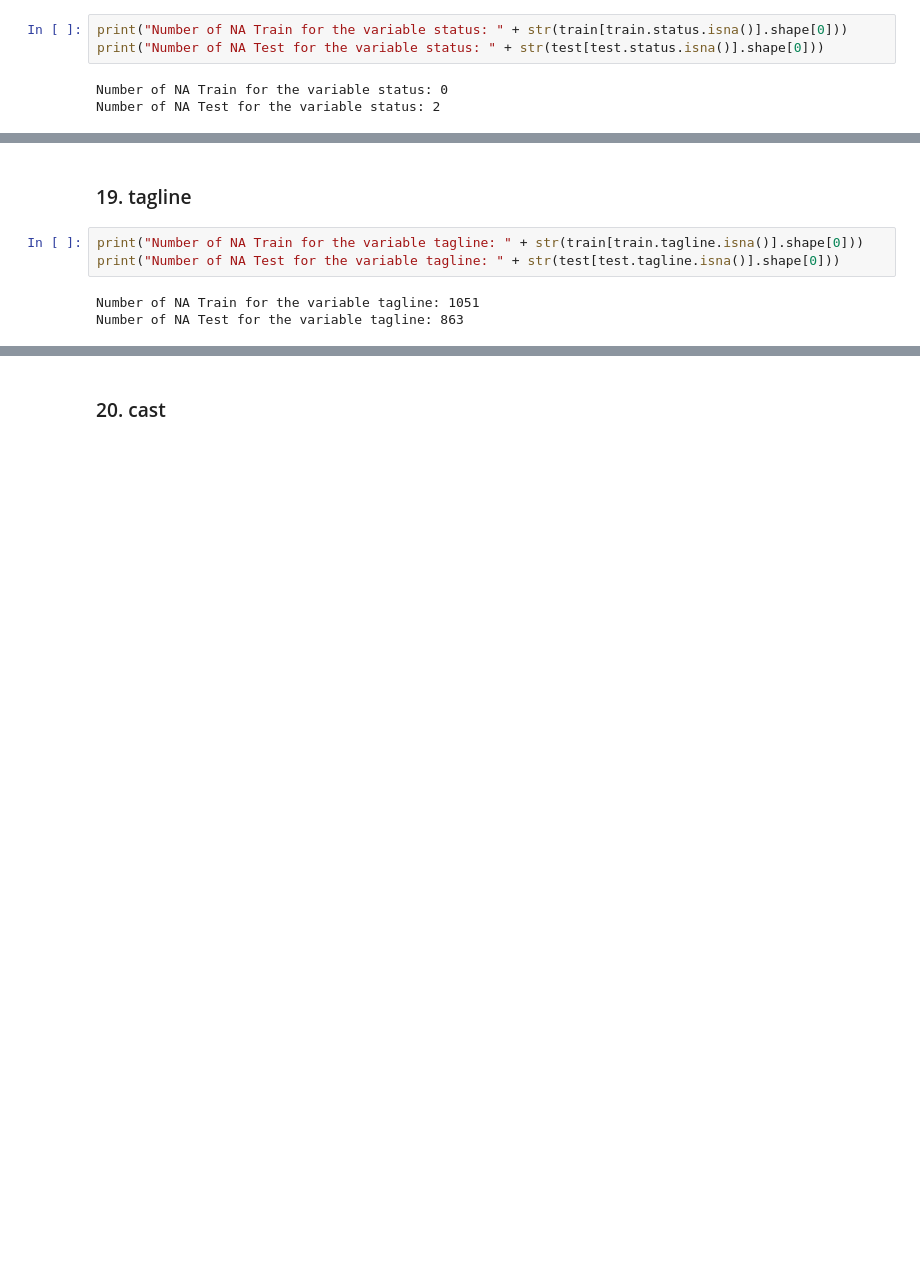
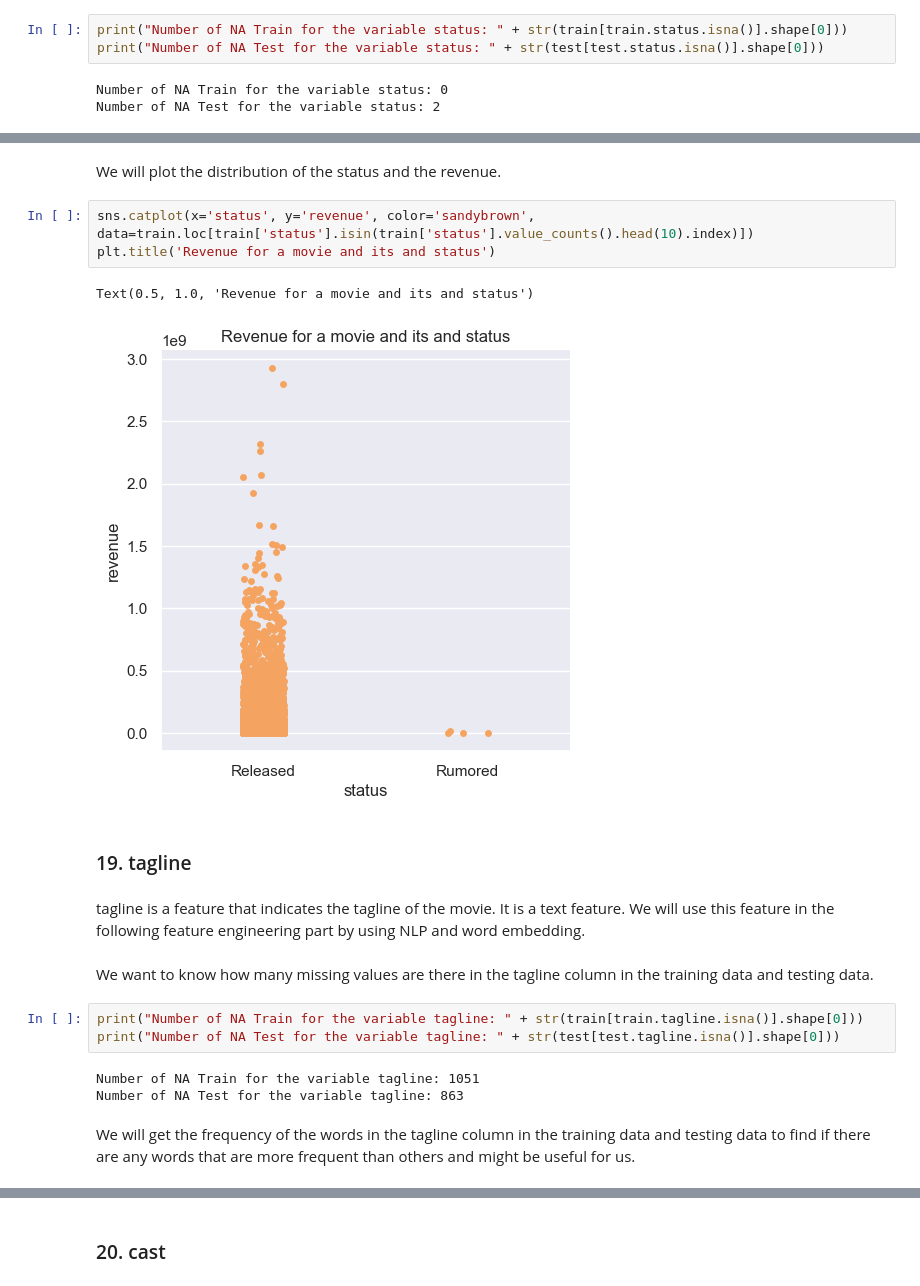
Before and after one commit to RyanYuanyang/TMDB-Movie-Prediction, a Jupyter notebook: DataAnalysis.ipynb, the cells around one changed output, grey strips where cells are left out. Drawn from its saved outputs; the diff is of its cells as text; blank space fills up the shorter version.

```diff
--- a/DataAnalysis.ipynb
+++ b/DataAnalysis.ipynb
@@ -886,8 +933,22 @@ Name: count, dtype: int64
+# %% [markdown]
+We will plot the distribution of the status and the revenue.
+# %%
+sns.catplot(x='status', y='revenue', color='sandybrown', data=train.loc[train['status'].isin(train['status'].value_counts().head(10).index)])
+plt.title('Revenue for a movie and its and status')
+# %% [output]
+Text(0.5, 1.0, 'Revenue for a movie and its and status')
+[figure, added]
 # %% [markdown]
 ### 19. tagline
+# %% [markdown]
+tagline is a feature that indicates the tagline of the movie. It is a text feature. We will use this feature in the following feature engineering part by using NLP and word embedding.
+# %% [markdown]
+We want to know how many missing values are there in the tagline column in the training data and testing data.
 # %%
 print("Number of NA Train for the variable tagline: " + str(train[train.tagline.isna()].shape[0]))
 print("Number of NA Test for the variable tagline: " + str(test[test.tagline.isna()].shape[0]))
 # %% [output]
 Number of NA Train for the variable tagline: 1051
 Number of NA Test for the variable tagline: 863
+# %% [markdown]
+We will get the frequency of the words in the tagline column in the training data and testing data to find if there are any words that are more frequent than others and might be useful for us.
```
Also changed, not shown: parts of 33 cells of this notebook.
